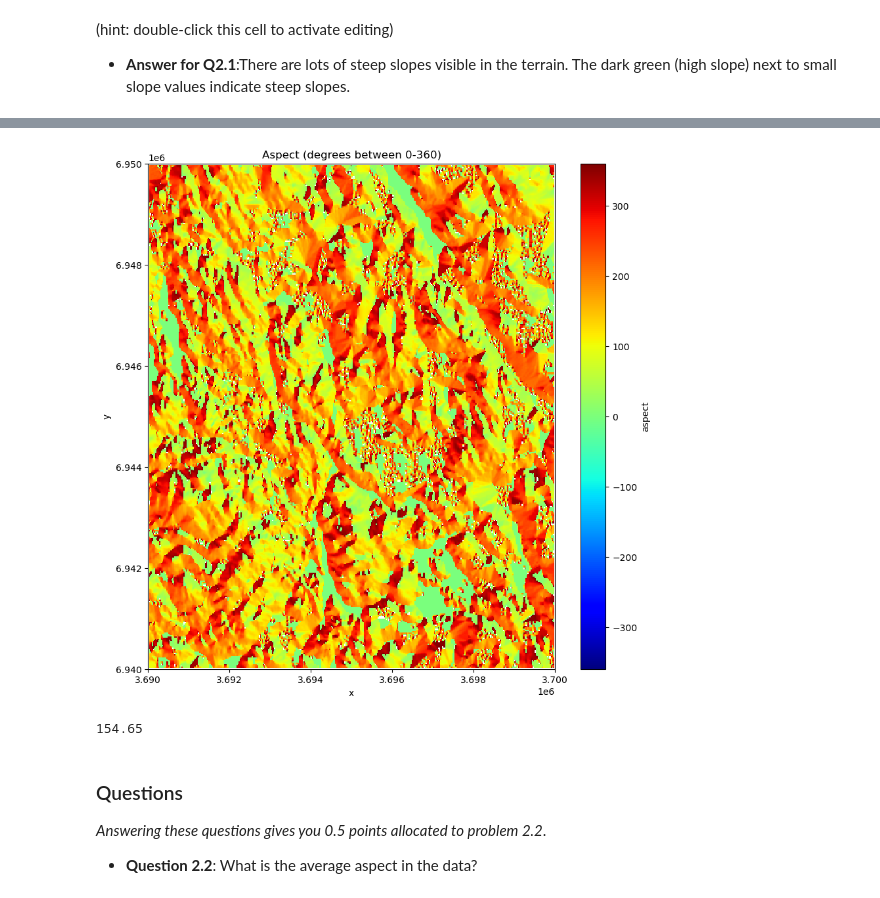
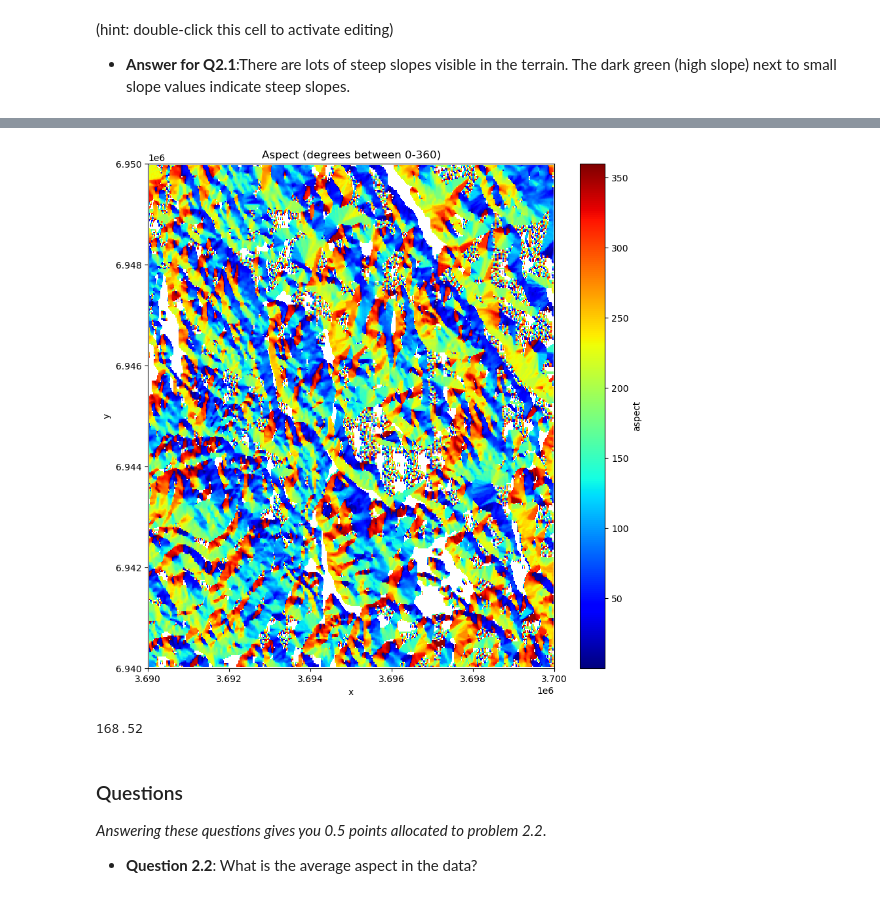
Before and after one commit to KoodiMalpo/Exercise_4_KoodiMalpo, a Jupyter notebook: Exercise-4.ipynb, the cells around one changed output, grey strips where cells are left out. Cells and saved outputs as stored; diff of their text form; code cells hidden in the pictures.

```diff
--- a/Exercise-4.ipynb
+++ b/Exercise-4.ipynb
@@ -318,23 +318,23 @@ Answer to the questions by adding text after the `Answer` bullet points below:
 # %%
 # REPLACE THE ERROR BELOW WITH YOUR OWN CODE
 import numpy as np
 from xrspatial import aspect
 import matplotlib.pyplot as plt
 
 data["aspect"] = aspect(data["elevation"])
 
-data["aspect"] = data["aspect"].where(data["aspect"] != 0)
+data["aspect"] = data["aspect"].where(data["aspect"] > 0)
 
 fig, ax = plt.subplots(figsize=(10, 10))
 data["aspect"].plot(ax=ax, cmap="jet")
 ax.set_title("Aspect (degrees between 0-360)")
 plt.show()
 
 average_aspect = data["aspect"].mean().item()
 print(f"{average_aspect:.2f}")
 # %% [output]
-[figure, old version]
+[figure, new version]
-154.65
+168.52
 # %% [markdown]
 ### Questions
 
```
Also changed, not shown: parts of 4 cells of this notebook.
